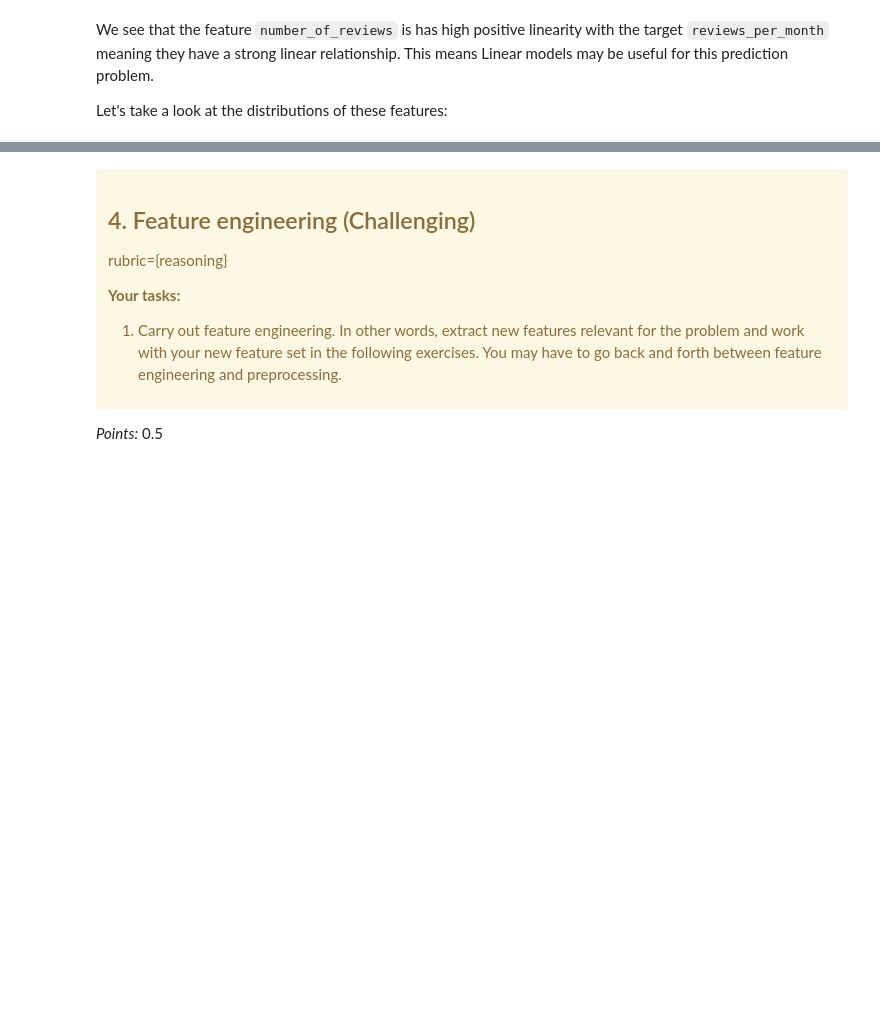
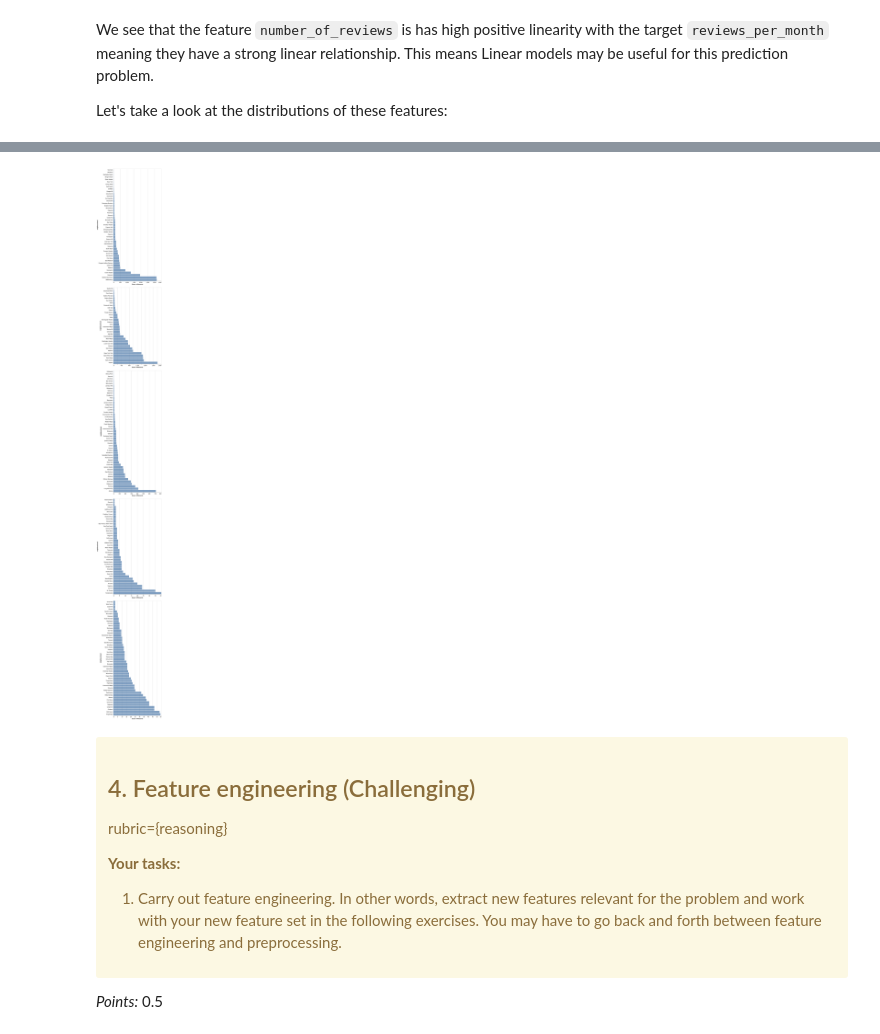
Before and after one commit to UBC-MDS/NYC_airbnb_notebook, a Jupyter notebook: lab4_waiel.ipynb, the cells around one changed output, grey strips where cells are left out. Saved outputs shown, nothing was run; the diff lists cells and outputs as text; code cells hidden in the pictures; blank space fills up the shorter version.

```diff
--- a/lab4_waiel.ipynb
+++ b/lab4_waiel.ipynb
@@ -280,3 +338,16 @@ alt.vconcat(*charts)
+# %%
+cat_charts = []
+
+for column in data['neighbourhood_group'].unique():
+    temp = alt.Chart(data[data['neighbourhood_group'] == column]).mark_bar(opacity=0.7).encode(
+        alt.X('count()',stack = False),
+        alt.Y('neighbourhood', type = 'ordinal', sort='x')
+    )
+    cat_charts.append(temp)
+
+alt.vconcat(*cat_charts)
+# %% [output]
+[figure, added]
 # %% [markdown]
 <!-- END QUESTION -->
 
```
Also changed, not shown: parts of 12 cells of this notebook.
